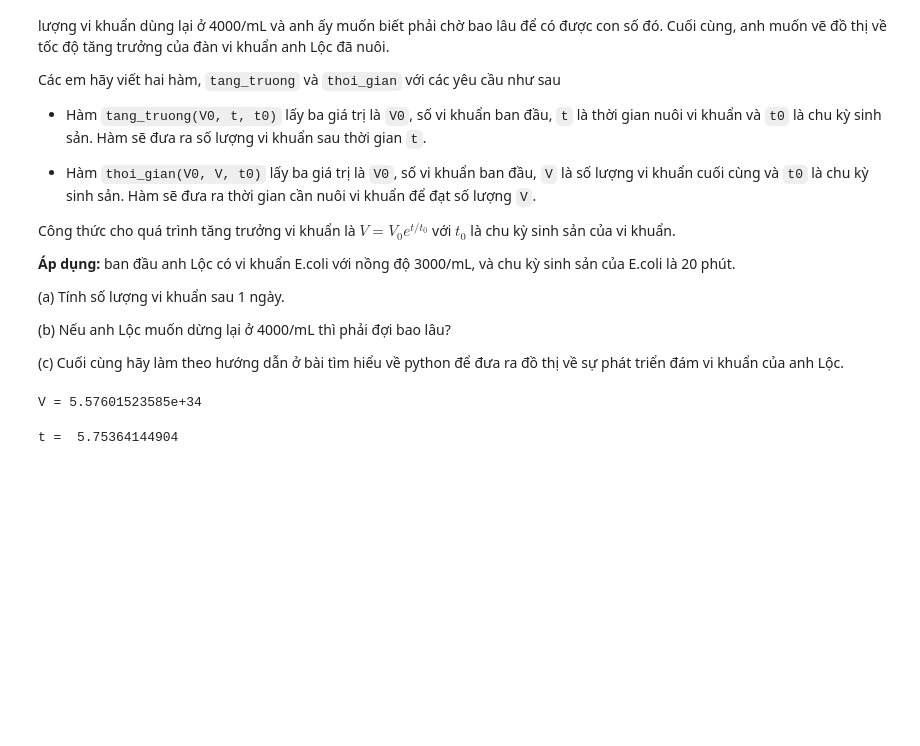
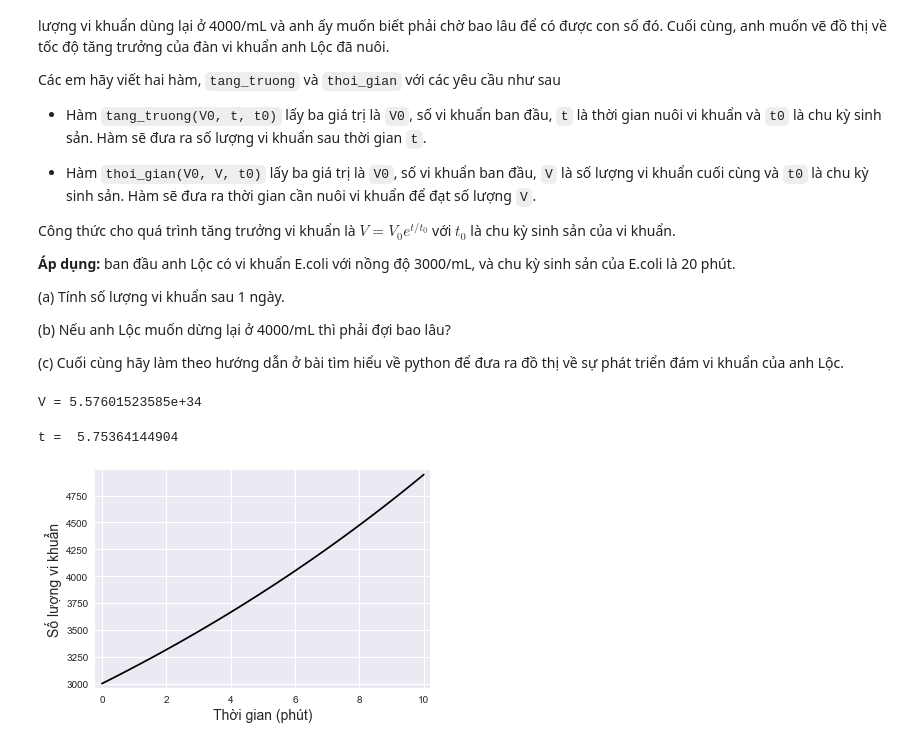
Before and after one commit to nhat-le/MaSSP-Biology-2018, a Jupyter notebook: Notebooks/Bai-tap-Python.ipynb, the cells around one changed output. Drawn from its saved outputs; the diff is of its cells as text; code cells hidden in the pictures; blank space fills up the shorter version.

```diff
--- a/Notebooks/Bai-tap-Python.ipynb
+++ b/Notebooks/Bai-tap-Python.ipynb
@@ -350,16 +350,18 @@ t =  5.75364144904
 # %%
 #ve do thi
 import numpy as np
 import matplotlib.pyplot as plt
 import seaborn as sns
 sns.set()
 
 V0=3000
 t0=20
 t = np.linspace(0.0, 10.0, 100)
 V = V0 * np.exp(t/t0)
 
 plt.plot(t, V, 'k-')
 plt.margins(0.02)
-plt.xlabel('t', fontsize=14)
+plt.xlabel('Thời gian (phút)', fontsize=14)
 plt.ylabel('Số lượng vi khuẩn', fontsize=14);
+# %% [output]
+[figure, added]
```
Also changed, not shown: parts of 1 cell of this notebook.
